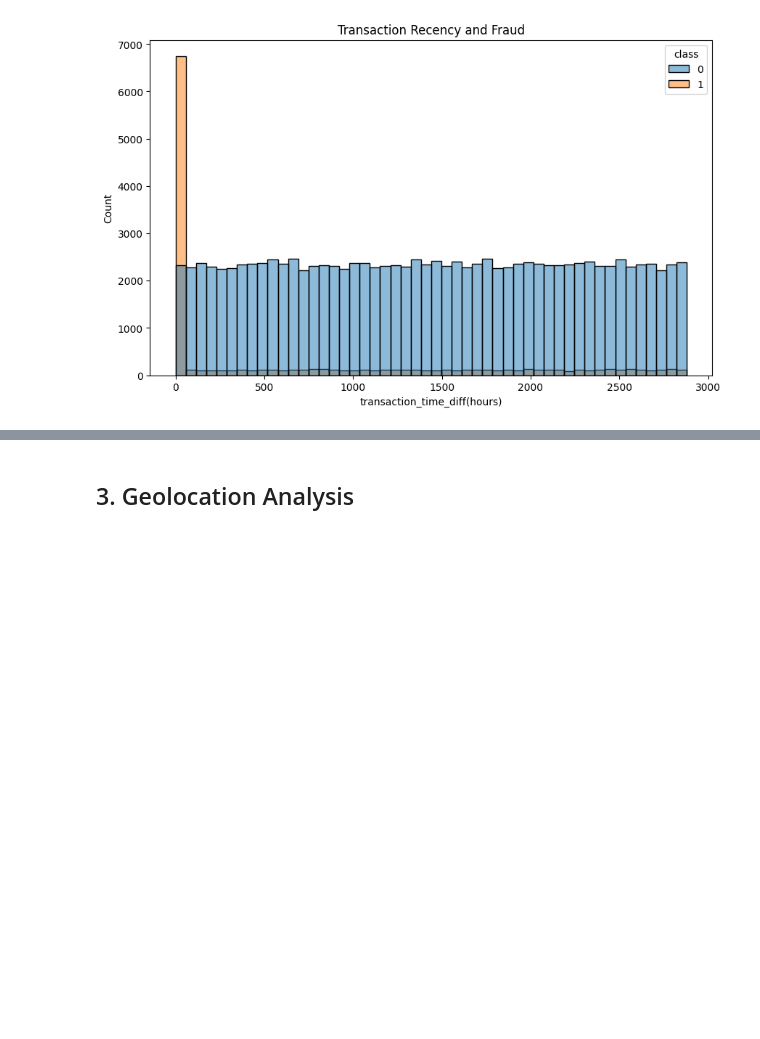
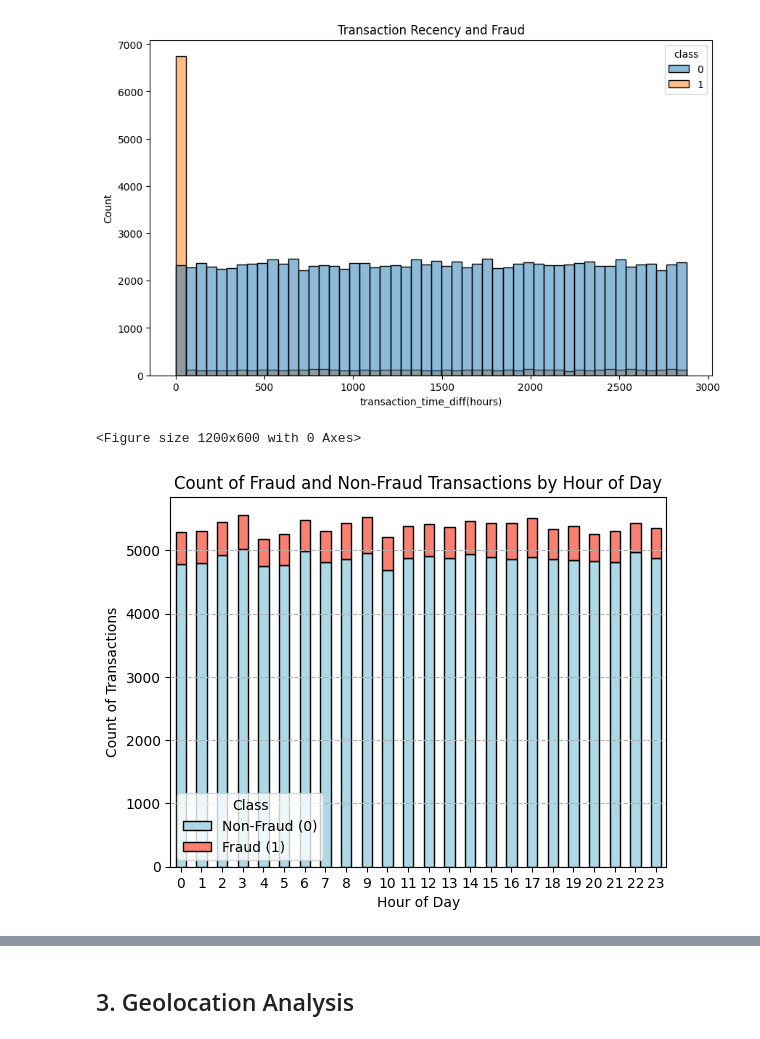
Before and after one commit to BlenSeleshi/FraudDetection, a Jupyter notebook: notebooks/eda_fraud.ipynb, the cells around one changed output, grey strips where cells are left out. Drawn from its saved outputs; the diff is of its cells as text; code cells hidden in the pictures; blank space fills up the shorter version.

```diff
--- a/notebooks/eda_fraud.ipynb
+++ b/notebooks/eda_fraud.ipynb
@@ -255,3 +255,8 @@ Passing `palette` without assigning `hue` is deprecated and will be removed in v
 eda.transaction_recency_analysis(fraud_data_merged)
 # %% [output]
 [figure]
+# %%
+eda.plot_hour_class_relationship(fraud_data_merged)
+# %% [output]
+<Figure size 1200x600 with 0 Axes>
+[figure, added]
```
Also changed, not shown: parts of 8 cells of this notebook.
